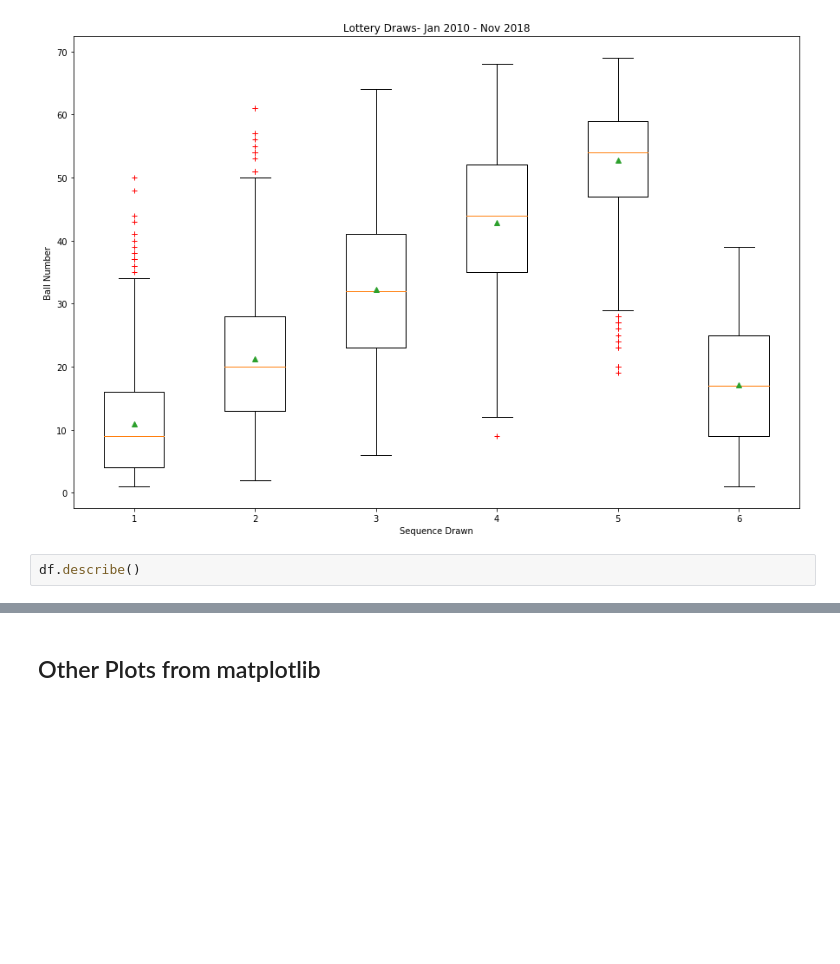
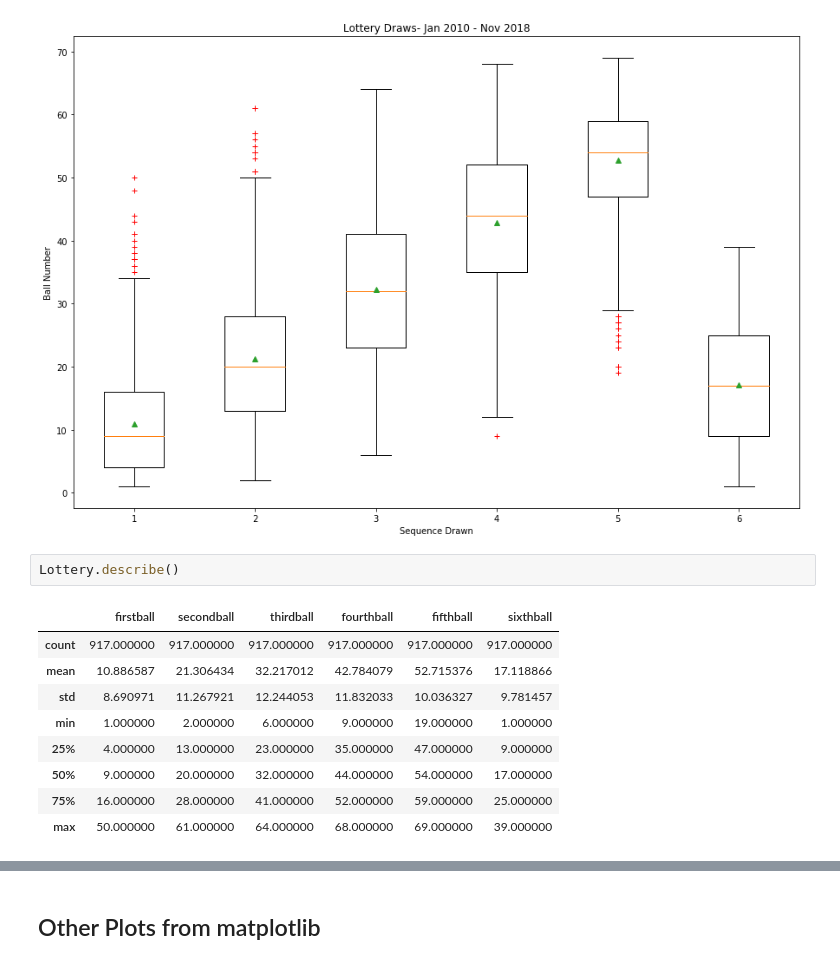
Before and after one commit to Gerrydh/Fundamentals-of-DA-Project, a Jupyter notebook: Box Plots- An Investigation.ipynb, the cells around one changed output, grey strips where cells are left out. Cells and saved outputs as stored; diff of their text form; blank space fills up the shorter version.

```diff
--- a/Box Plots- An Investigation.ipynb
+++ b/Box Plots- An Investigation.ipynb
@@ -72,7 +73,17 @@ plt.show()
 # %% [output]
 [figure]
 # %%
-df.describe()
+Lottery.describe()
+# %% [output]
+|  | firstball | secondball | thirdball | fourthball | fifthball | sixthball |
+| count | 917.000000 | 917.000000 | 917.000000 | 917.000000 | 917.000000 | 917.000000 |
+| mean | 10.886587 | 21.306434 | 32.217012 | 42.784079 | 52.715376 | 17.118866 |
+| std | 8.690971 | 11.267921 | 12.244053 | 11.832033 | 10.036327 | 9.781457 |
+| min | 1.000000 | 2.000000 | 6.000000 | 9.000000 | 19.000000 | 1.000000 |
+| 25% | 4.000000 | 13.000000 | 23.000000 | 35.000000 | 47.000000 | 9.000000 |
+| 50% | 9.000000 | 20.000000 | 32.000000 | 44.000000 | 54.000000 | 17.000000 |
+| 75% | 16.000000 | 28.000000 | 41.000000 | 52.000000 | 59.000000 | 25.000000 |
+| max | 50.000000 | 61.000000 | 64.000000 | 68.000000 | 69.000000 | 39.000000 |
 # %% [markdown]
 ## The Boxplot Reviewed
 
```
Also changed, not shown: parts of 6 cells of this notebook.
